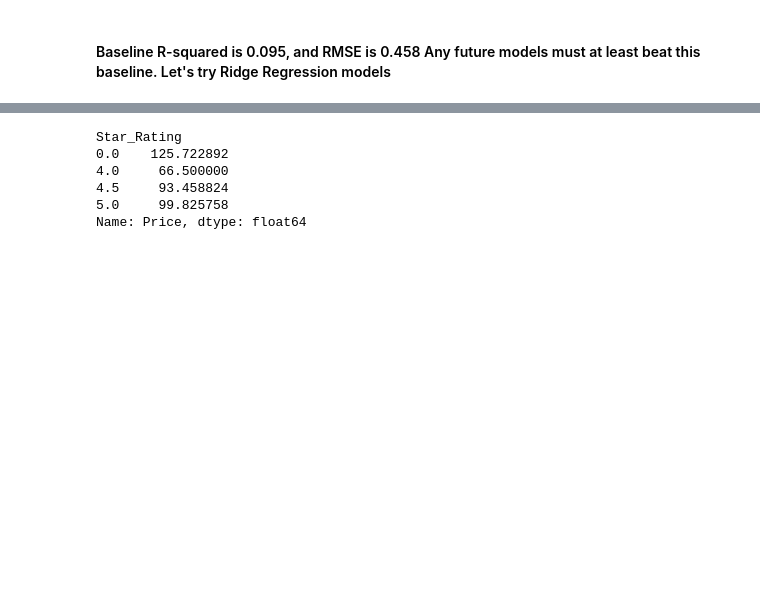
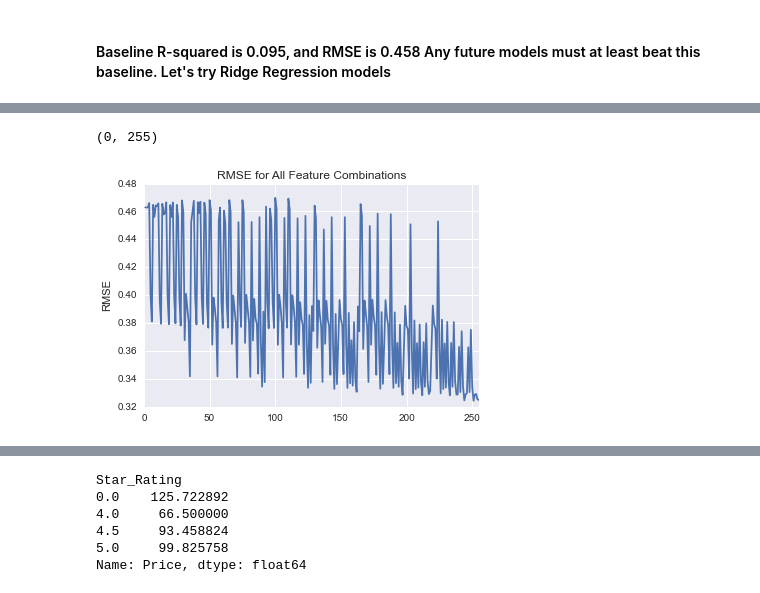
Before and after one commit to peacing/bkds-datachallenge-singman-paul, a Jupyter notebook: case-study-writeup.ipynb, the cells around one changed output, grey strips where cells are left out. Cells and saved outputs as stored; diff of their text form; code cells hidden in the pictures; blank space fills up the shorter version.

Commit message:
Optimal Ridge Model

```diff
--- a/case-study-writeup.ipynb
+++ b/case-study-writeup.ipynb
@@ -360 +363,6 @@ Baseline model RMSE: 0.458
 regression_features = ['log_Review_Count','Star_Rating','Has_Star_Rating','Bedrooms','Capacity','Room_Type','City_NY','City_SF']
+# %%
+feat_combinations = []
+# make a list of every possible combination of features, 255 in total
+for i in range(len(regression_features)):
+   [feat_combinations.append(list(c)) for c in combinations(regression_features, (i+1))]
@@ -360,0 +411,2 @@ regression_features = ['log_Review_Count','Star_Rating','Has_Star_Rating','Bedro
+# %%
+ridge_RMSEs, min_RMSE, best_features, best_predictions, best_y_test = ridge_combinations(combined_df, feat_combinations)
@@ -360,0 +431,10 @@ regression_features = ['log_Review_Count','Star_Rating','Has_Star_Rating','Bedro
+# %%
+# Let's plot the RMSE for different features:
+X = np.linspace(1,255,255)
+plt.plot(X, ridge_RMSEs)
+plt.title('RMSE for All Feature Combinations')
+plt.ylabel('RMSE')
+plt.xlim(0,255)
+# %% [output]
+(0, 255)
+[figure, added]
```
Also changed, not shown: parts of 12 cells of this notebook.
